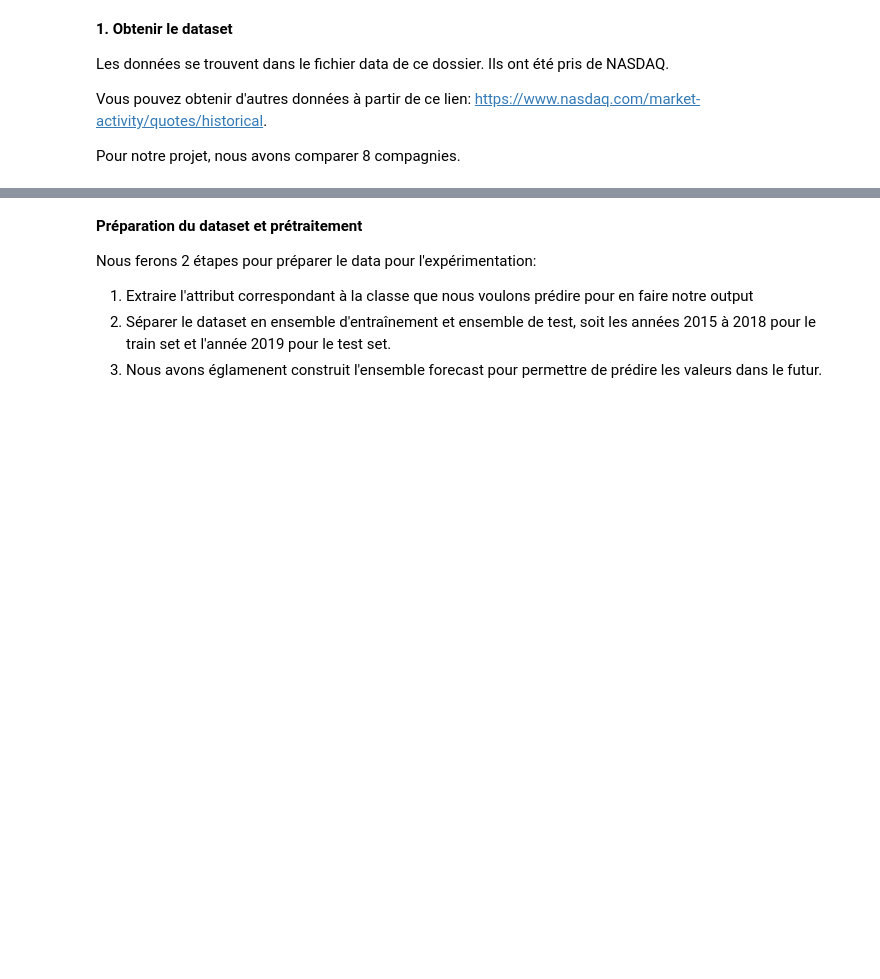
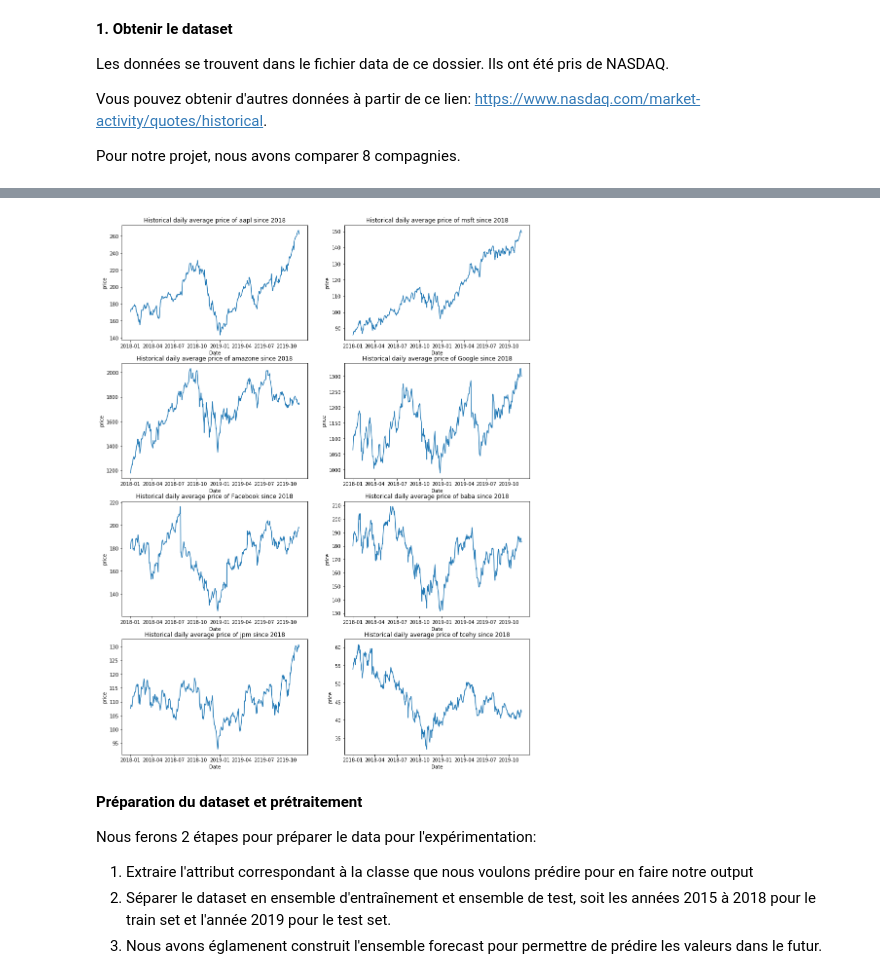
Before and after one commit to MilenaDionne/project-CSI4506, a Jupyter notebook: projetCSI4506.ipynb, the cells around one changed output, grey strips where cells are left out. Cells and saved outputs as stored; diff of their text form; code cells hidden in the pictures; blank space fills up the shorter version.

```diff
--- a/projetCSI4506.ipynb
+++ b/projetCSI4506.ipynb
@@ -143,3 +184,65 @@ aapl
+# %%
+#Représentation du montant journalier moyen de 2010 à 2019
+aapl['daily_avg'] = (aapl[' Open'] + aapl[' High'] + aapl[' Low'] + aapl[' Close/Last']) / 4
+msft['daily_avg'] = (msft[' Open'] + msft[' High'] + msft[' Low'] + msft[' Close/Last']) / 4
+amzn['daily_avg'] = (amzn[' Open'] + amzn[' High'] + amzn[' Low'] + amzn[' Close/Last']) / 4
+google['daily_avg'] = (google[' Open'] + google[' High'] + google[' Low'] + google[' Close/Last']) / 4
+fb['daily_avg'] = (fb[' Open'] + fb[' High'] + fb[' Low'] + fb[' Close/Last']) / 4
+baba['daily_avg'] = (baba[' Open'] + baba[' High'] + baba[' Low'] + baba[' Close/Last']) / 4
+jpm['daily_avg'] = (jpm[' Open'] + jpm[' High'] + jpm[' Low'] + jpm[' Close/Last']) / 4
+tcehy['daily_avg'] = (tcehy[' Open'] + tcehy[' High'] + tcehy[' Low'] + tcehy[' Close/Last']) / 4
+
+plt.figure(figsize=(15,20))
+plt.subplot(4,2,1)
+plt.plot(aapl[['daily_avg']])
+plt.xlabel('Date')
+plt.ylabel('price')
+plt.title('Historical daily average price of aapl since 2018')
+
+plt.subplot(4,2,2)
+plt.plot(msft[['daily_avg']])
+plt.xlabel('Date')
+plt.ylabel('price')
+plt.title('Historical daily average price of msft since 2018')
+
+plt.subplot(4,2,3)
+plt.plot(amzn[['daily_avg']])
+plt.xlabel('Date')
+plt.ylabel('price')
+plt.title('Historical daily average price of amazone since 2018')
+
+plt.subplot(4,2,4)
+plt.plot(google[['daily_avg']])
+plt.xlabel('Date')
+plt.ylabel('price')
+plt.title('Historical daily average price of Google since 2018')
+
+plt.subplot(4,2,5)
+plt.plot(fb[['daily_avg']])
+plt.xlabel('Date')
+plt.ylabel('price')
+plt.title('Historical daily average price of Facebook since 2018')
+
+plt.subplot(4,2,6)
+plt.plot(baba[['daily_avg']])
+plt.xlabel('Date')
+plt.ylabel('price')
+plt.title('Historical daily average price of baba since 2018')
+
+plt.subplot(4,2,7)
+plt.plot(jpm[['daily_avg']])
+plt.xlabel('Date')
+plt.ylabel('price')
+plt.title('Historical daily average price of jpm since 2018')
+
+plt.subplot(4,2,8)
+plt.plot(tcehy[['daily_avg']])
+plt.xlabel('Date')
+plt.ylabel('price')
+plt.title('Historical daily average price of tcehy since 2018')
+plt.show()
+# %% [output]
+[figure, added]
 # %% [markdown]
 **Préparation du dataset et prétraitement**
 
```
Also changed, not shown: parts of 32 cells of this notebook.
